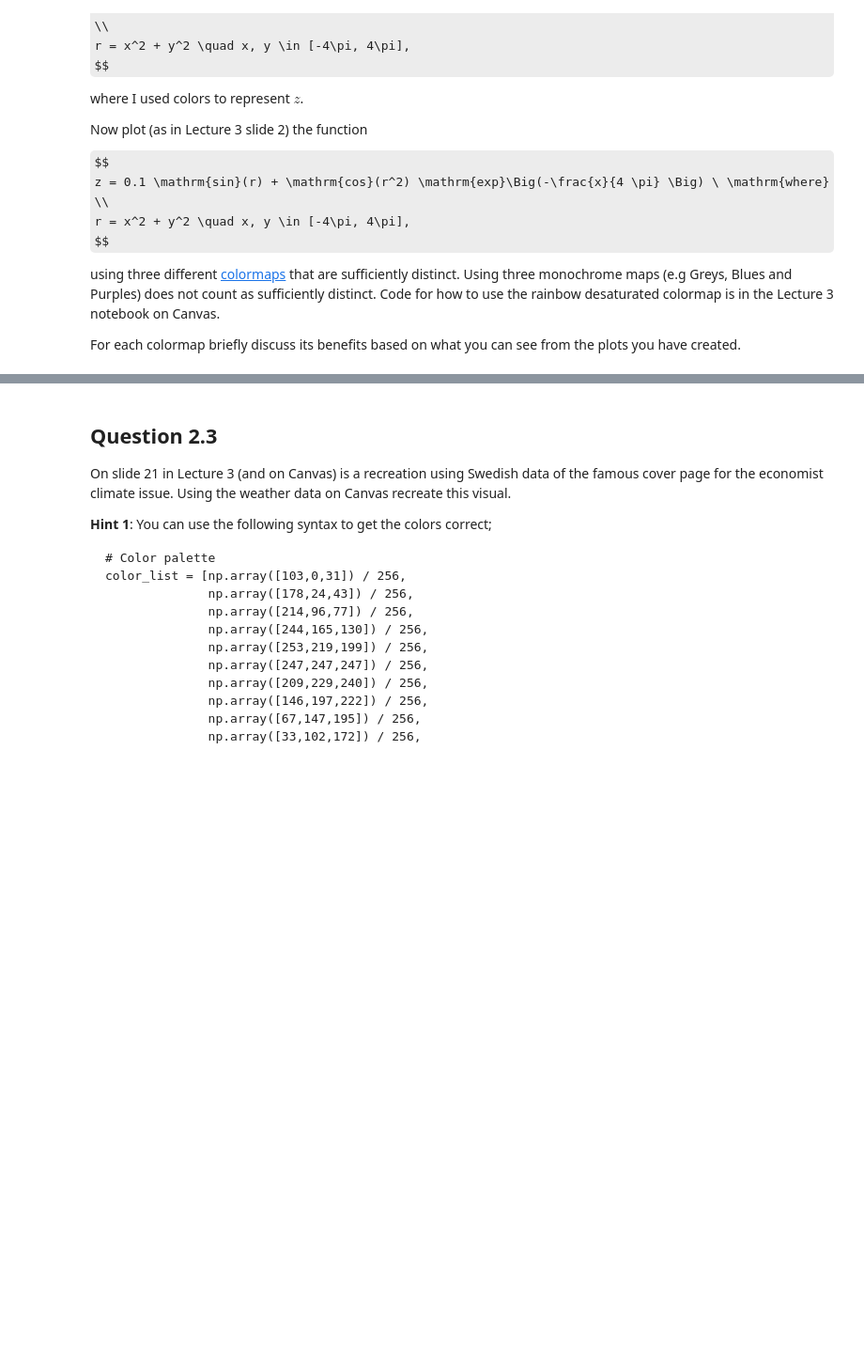
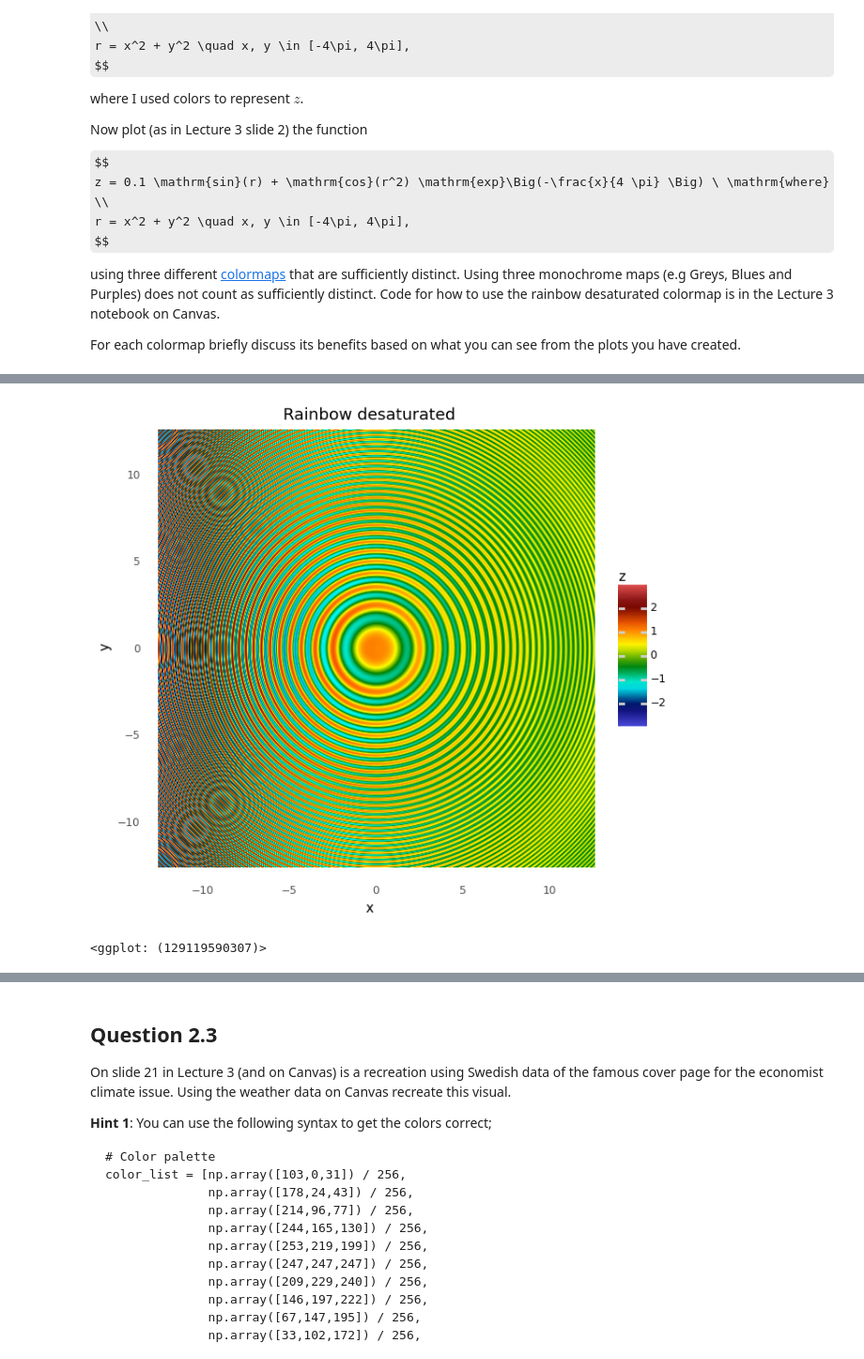
Before and after one commit to AxelEiman/SciVis, a Jupyter notebook: HW2/Homework2.ipynb, the cells around one changed output, grey strips where cells are left out. Shown at 94% size. Drawn from its saved outputs; the diff is of its cells as text; code cells hidden in the pictures; some formulas as TeX source; blank space fills up the shorter version.

```diff
--- a/HW2/Homework2.ipynb
+++ b/HW2/Homework2.ipynb
@@ -112,0 +174,24 @@ For each colormap briefly discuss its benefits based on what you can see from th
+# %%
+# Insert code here for colormap 3
+# Remember to print the visual
+
+
+col_list_df = pd.read_csv("Rainbow_desaturated.csv")
+rainbow_desaturated = []
+for i in range(col_list_df.shape[0]):
+    rainbow_desaturated.append([col_list_df["R"][i], col_list_df["G"][i], col_list_df["B"][i]])
+
+p3 = (ggplot(funcvals, aes(x='x', y='y', fill='z'))
++ geom_raster()
++ scale_fill_gradientn(colors=rainbow_desaturated)
++ scale_x_continuous(expand=(0,0))
++ scale_y_continuous(expand=(0,0))
++ labs(title='Rainbow desaturated')
++ theme_minimal()
++ theme(aspect_ratio=1)
+)
+
+p3
+# %% [output]
+[figure, added]
+<ggplot: (129119590307)>
```
Also changed, not shown: parts of 14 cells of this notebook, 9 other files.
